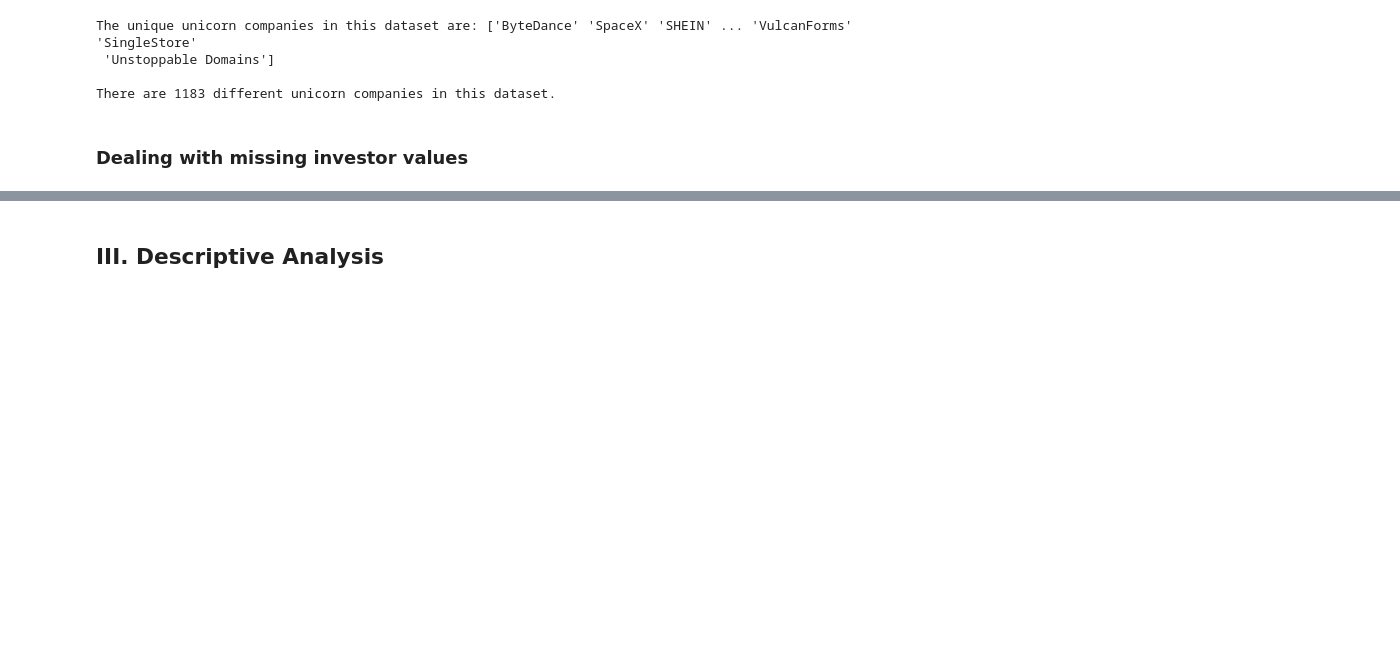
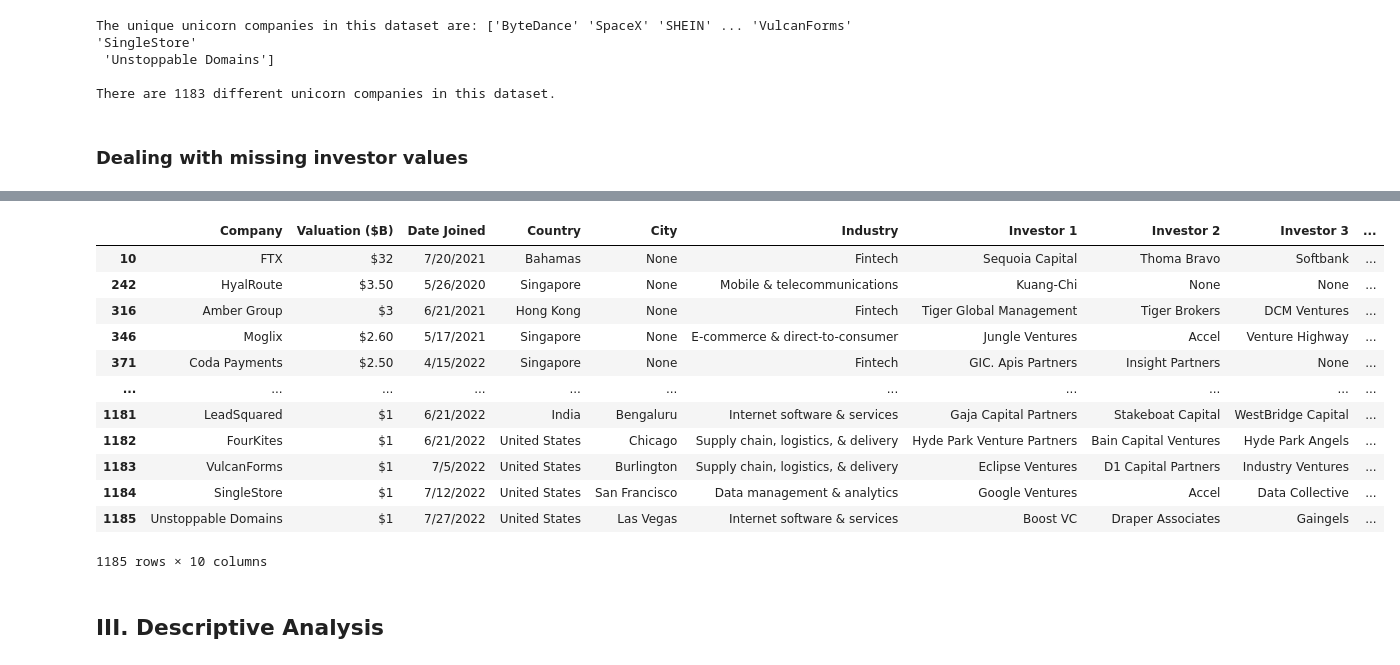
Before and after one commit to caralifarrell/UnicornVis-Visualizing-Venture-Capital-Unicorns, a Jupyter notebook: Visualization_Unicorn_Startup_Analysis.ipynb, the cells around one changed output, grey strips where cells are left out. Cells and saved outputs as stored; diff of their text form; code cells hidden in the pictures; blank space fills up the shorter version.

```diff
--- a/Visualization_Unicorn_Startup_Analysis.ipynb
+++ b/Visualization_Unicorn_Startup_Analysis.ipynb
@@ -109,0 +150,7 @@ missing_investors
+# %%
+# Merging both data sets and replacing the rows with shifted values with the rows from the
+# final_missing_investors rows
+final_unicorns = pd.concat((final_missing_investors,unicorns_removed_null), axis=0)
+final_unicorns
+
+# The row number does not matter
@@ -109,0 +171,6 @@ missing_investors
+# %%
+# Since we are missing the investors for LinkSure Network, we will completely omit this observation
+# since it is a relevant metric I want to examine. The final dataset should have 1185 observations.
+
+final_unicorns = final_unicorns.drop(index=917,axis=0)
+final_unicorns
@@ -109,0 +195,7 @@ missing_investors
+# %%
+# The data would be more useful if we had each individual investor listed for each unicorn
+# start up. Therefore, I need to separate the "Investors" column values by comma.
+
+investors_separated = final_unicorns["Investors"].str.split(",",expand=True)
+investors_separated.columns = ["Investor 1", "Investor 2", "Investor 3","Investor 4"]
+investors_separated
@@ -109,0 +216,4 @@ missing_investors
+# %%
+# Remove old investors as series
+final_unicorns = final_unicorns.drop(columns=["Investors"])
+final_unicorns
@@ -109,0 +234,17 @@ missing_investors
+# %%
+final_unicorns = pd.concat((final_unicorns,investors_separated), axis=1)
+final_unicorns
+# %% [output]
+|  | Company | Valuation ($B) | Date Joined | Country | City | Industry | Investor 1 | Investor 2 | Investor 3 | ... |
+| 10 | FTX | $32 | 7/20/2021 | Bahamas | None | Fintech | Sequoia Capital | Thoma Bravo | Softbank | ... |
+| 242 | HyalRoute | $3.50 | 5/26/2020 | Singapore | None | Mobile & telecommunications | Kuang-Chi | None | None | ... |
+| 316 | Amber Group | $3 | 6/21/2021 | Hong Kong | None | Fintech | Tiger Global Management | Tiger Brokers | DCM Ventures | ... |
+| 346 | Moglix | $2.60 | 5/17/2021 | Singapore | None | E-commerce & direct-to-consumer | Jungle Ventures | Accel | Venture Highway | ... |
+| 371 | Coda Payments | $2.50 | 4/15/2022 | Singapore | None | Fintech | GIC. Apis Partners | Insight Partners | None | ... |
+| ... | ... | ... | ... | ... | ... | ... | ... | ... | ... | ... |
+| 1181 | LeadSquared | $1 | 6/21/2022 | India | Bengaluru | Internet software & services | Gaja Capital Partners | Stakeboat Capital | WestBridge Capital | ... |
+| 1182 | FourKites | $1 | 6/21/2022 | United States | Chicago | Supply chain, logistics, & delivery | Hyde Park Venture Partners | Bain Capital Ventures | Hyde Park Angels | ... |
+| 1183 | VulcanForms | $1 | 7/5/2022 | United States | Burlington | Supply chain, logistics, & delivery | Eclipse Ventures | D1 Capital Partners | Industry Ventures | ... |
+| 1184 | SingleStore | $1 | 7/12/2022 | United States | San Francisco | Data management & analytics | Google Ventures | Accel | Data Collective | ... |
+| 1185 | Unstoppable Domains | $1 | 7/27/2022 | United States | Las Vegas | Internet software & services | Boost VC | Draper Associates | Gaingels | ... |
+1185 rows × 10 columns
```
Also changed, not shown: parts of 17 cells of this notebook, 6 other files.
